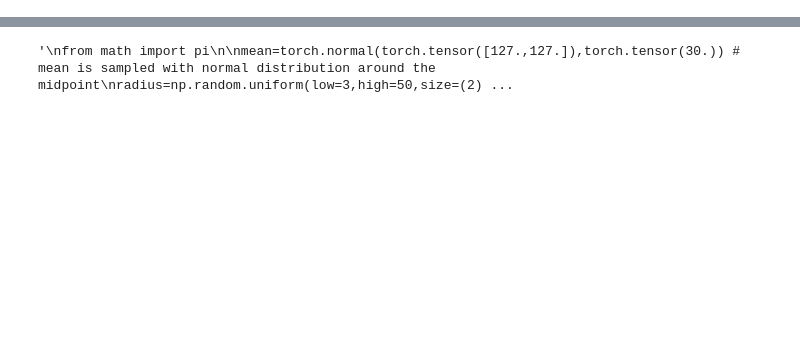
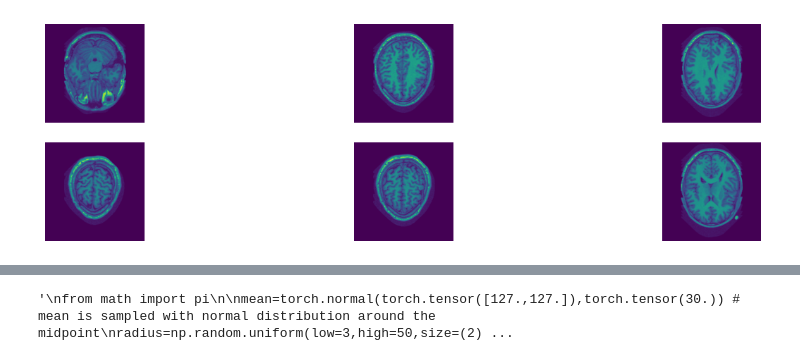
Before and after one commit to vinzenzuhr/Diffusion_Lesions, a Jupyter notebook: 05_Implementation/Jupyter notebooks/lesion_filling_conditioned_circles/lesion_filling_conditioned_circles.ipynb, the cells around one changed output, grey strips where cells are left out. Drawn from its saved outputs; the diff is of its cells as text; code cells hidden in the pictures; blank space fills up the shorter version.

```diff
--- a/05_Implementation/Jupyter notebooks/lesion_filling_conditioned_circles/lesion_filling_conditioned_circles.ipynb
+++ b/05_Implementation/Jupyter notebooks/lesion_filling_conditioned_circles/lesion_filling_conditioned_circles.ipynb
@@ -223,0 +311,9 @@ fig.show()
+# %%
+# Plot: t1n images
+fig, axis = plt.subplots(2,3,figsize=(16,4))
+for i, idx in enumerate(random_indices):
+    axis[i//3,i%3].imshow((datasetTrain[idx]["gt_image"].squeeze()+1)/2)
+    axis[i//3,i%3].set_axis_off()
+fig.show()
+# %% [output]
+[figure, added]
```
Also changed, not shown: parts of 17 cells of this notebook.
